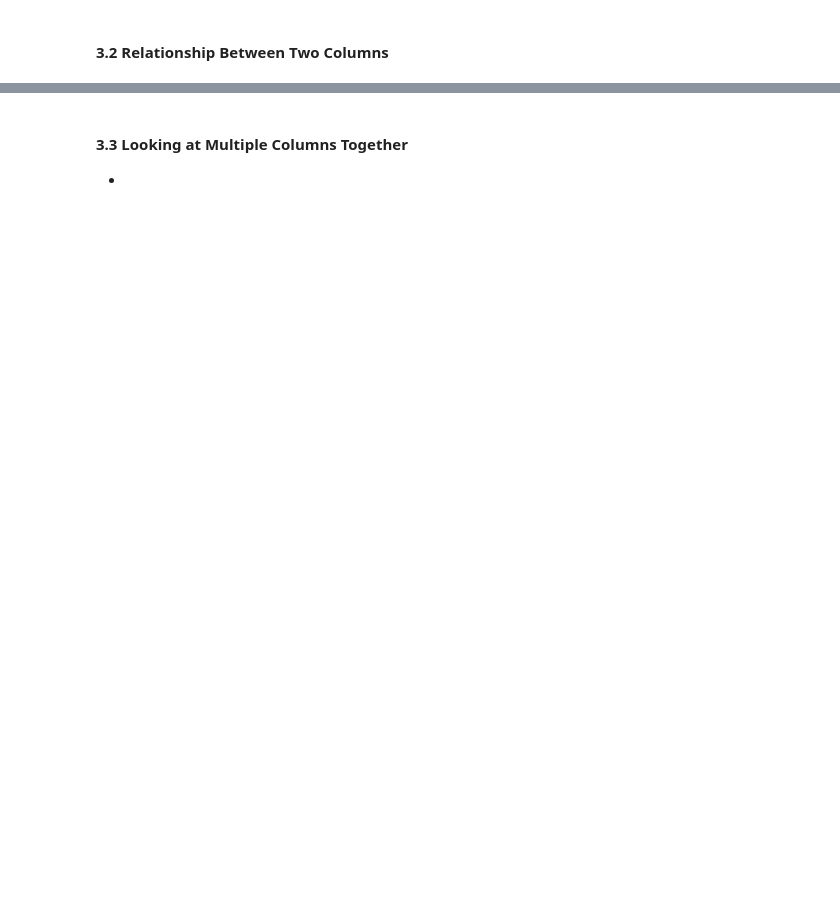
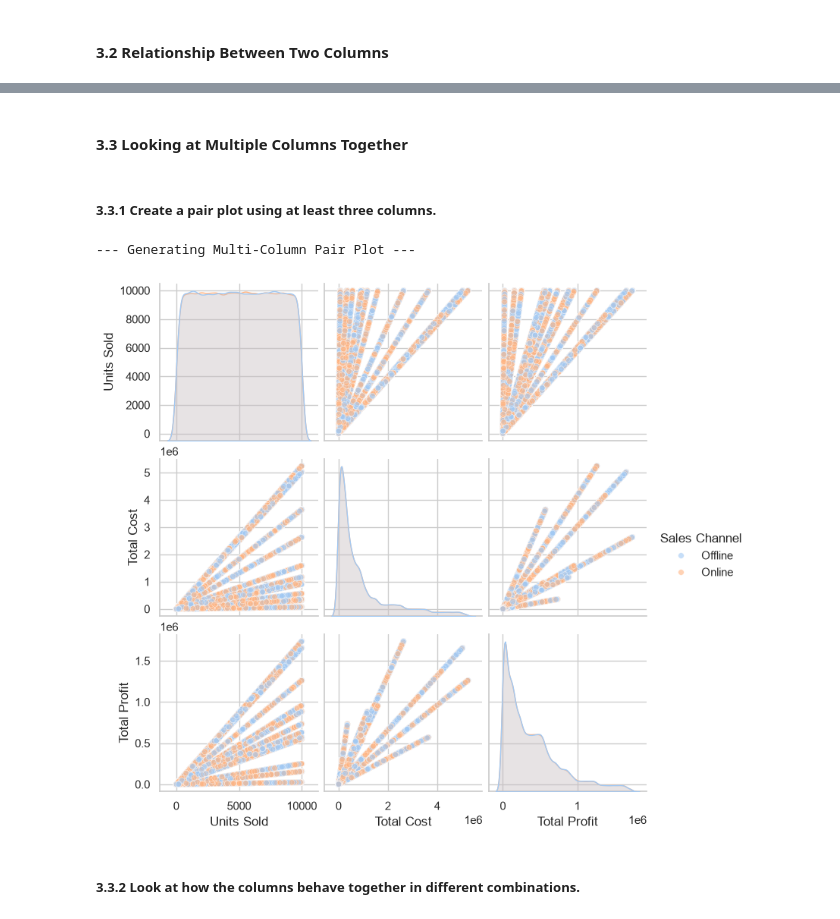
Before and after one commit to sagarmagar977/EDA, a Jupyter notebook: assignment EDA .ipynb, the cells around one changed output, grey strips where cells are left out. Cells and saved outputs as stored; diff of their text form; code cells hidden in the pictures; blank space fills up the shorter version.

```diff
--- a/assignment EDA .ipynb
+++ b/assignment EDA .ipynb
@@ -446,3 +555,23 @@ plt.show()
 # %% [markdown]
 #### 3.3 Looking at Multiple Columns Together
--
+# %% [markdown]
+##### 3.3.1 Create a pair plot using at least three columns.
+# %%
+pairplot_features = ['Units Sold', 'Total Cost', 'Total Profit', 'Sales Channel']
+
+print("--- Generating Multi-Column Pair Plot ---")
+
+# Generate pair plot
+sns.pairplot(
+    data=df_cleaned[pairplot_features],
+    hue='Sales Channel',
+    palette='pastel',
+    diag_kind='kde',
+    plot_kws={'alpha': 0.6, 's': 30}
+)
+plt.show()
+# %% [output]
+--- Generating Multi-Column Pair Plot ---
+[figure, added]
+# %% [markdown]
+##### 3.3.2 Look at how the columns behave together in different combinations.
```
Also changed, not shown: parts of 31 cells of this notebook.
